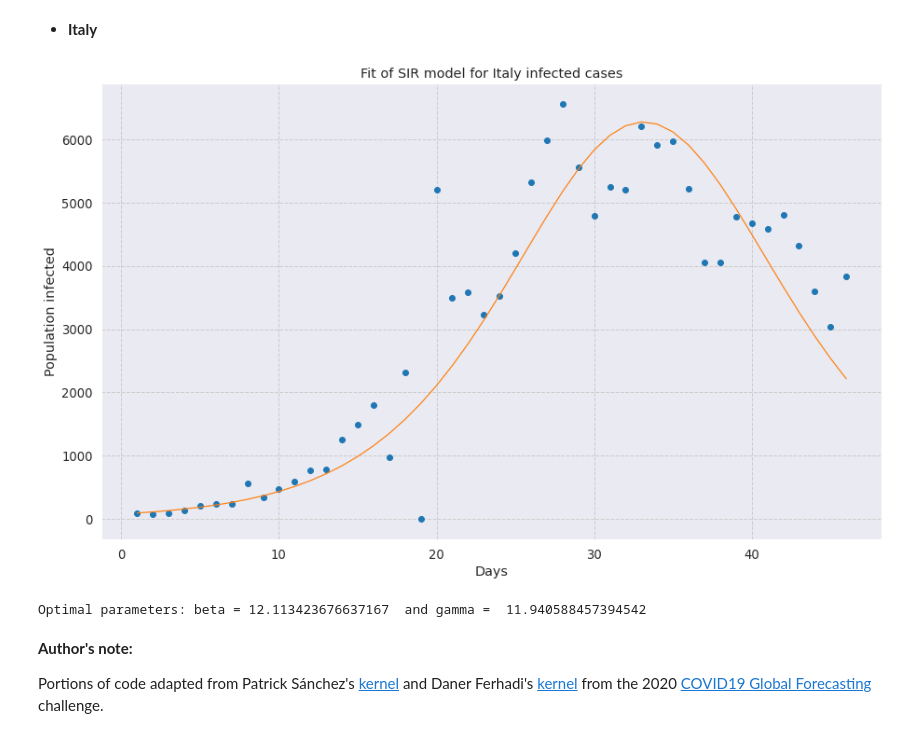
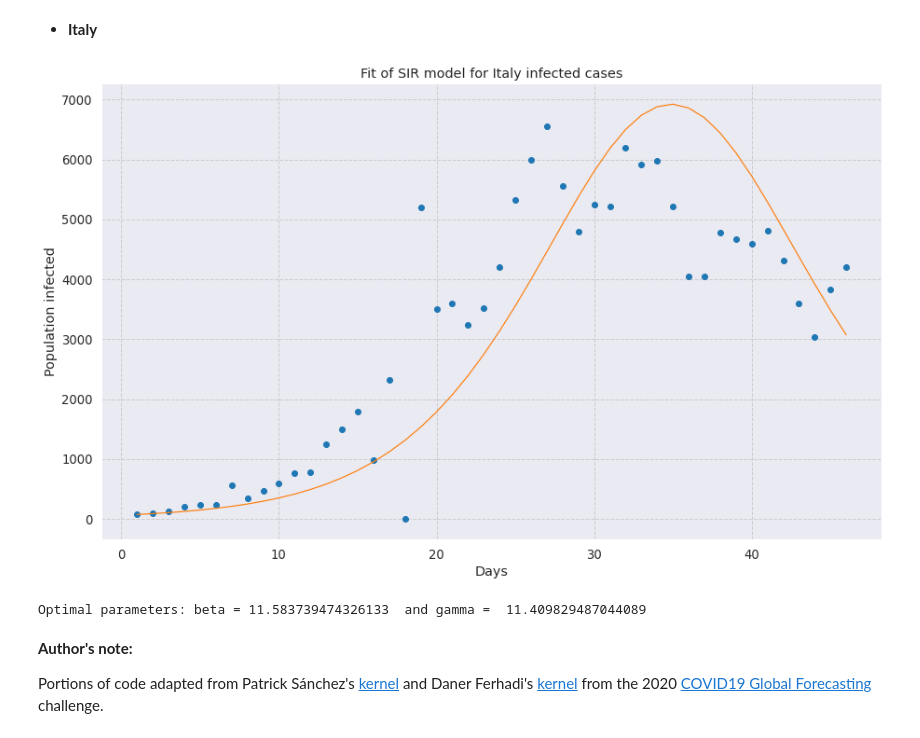
Before and after one commit to rdcolema/covid19-tracking, a Jupyter notebook: covid_forecasting.ipynb, the cells around one changed output. Saved outputs shown, nothing was run; the diff lists cells and outputs as text; code cells hidden in the pictures.

```diff
--- a/covid_forecasting.ipynb
+++ b/covid_forecasting.ipynb
@@ -461,42 +461,42 @@ country_df = (
 )
 
 # Limit plot to more recent data
-country_df = country_df[23:]
+country_df = country_df[24:]
 country_df['day_count'] = list(range(1, len(country_df)+1))
 
 y_data = country_df.ConfirmedCases
 x_data = country_df.day_count
 y_data = np.array(y_data, dtype=float)
 x_data = np.array(x_data, dtype=float)
 
 N = population
 inf0 = y_data[0]
 sus0 = N - inf0
 rec0 = 0.0
 
 def sir_model(y, x, beta, gamma):
     sus = -beta * y[0] * y[1] / N
     rec = gamma * y[1]
     inf = -(sus + rec)
     return sus, inf, rec
 
 def fit_odeint(x, beta, gamma):
     return integrate.odeint(sir_model, (sus0, inf0, rec0), x, args=(beta, gamma))[:,1]
 
 popt, pcov = optimize.curve_fit(fit_odeint, x_data, y_data)
 fitted = fit_odeint(x_data, *popt)
 
 plt.figure(figsize=(15,9))
 plt.plot(x_data, y_data, 'o')
 plt.plot(x_data, fitted)
 plt.title("Fit of SIR model for Italy infected cases")
 plt.ylabel("Population infected")
 plt.xlabel("Days")
 plt.show()
 print("Optimal parameters: beta =", popt[0], " and gamma = ", popt[1])
 # %% [output]
-[figure, old version]
+[figure, new version]
-Optimal parameters: beta = 12.113423676637167  and gamma =  11.940588457394542
+Optimal parameters: beta = 11.583739474326133  and gamma =  11.409829487044089
 # %%
 # TODO:
 # fix inconsistency bewtween day counts in various modeling strategies (ie abs day num vs relative day count)
```
Also changed, not shown: parts of 4 cells of this notebook, 2 other files.
